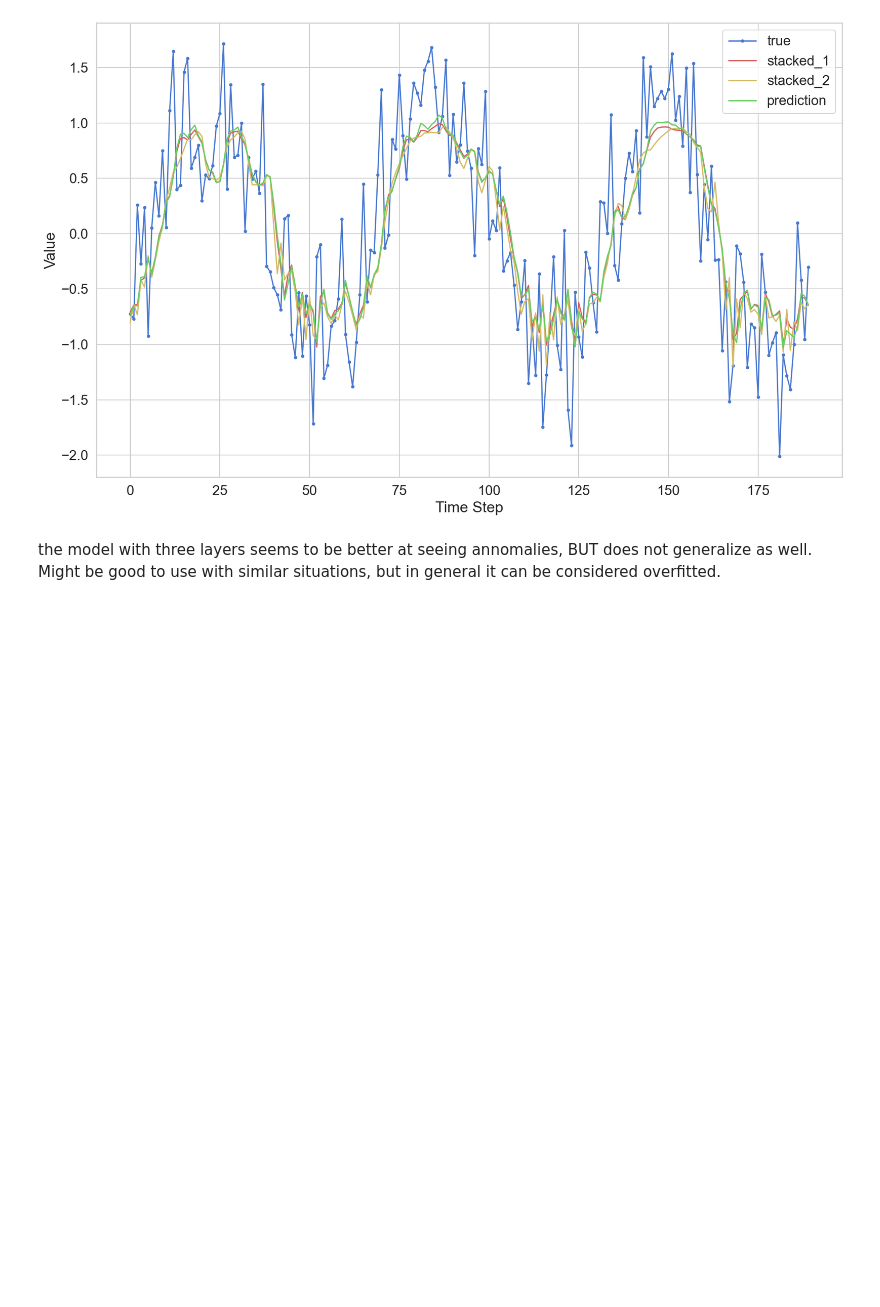
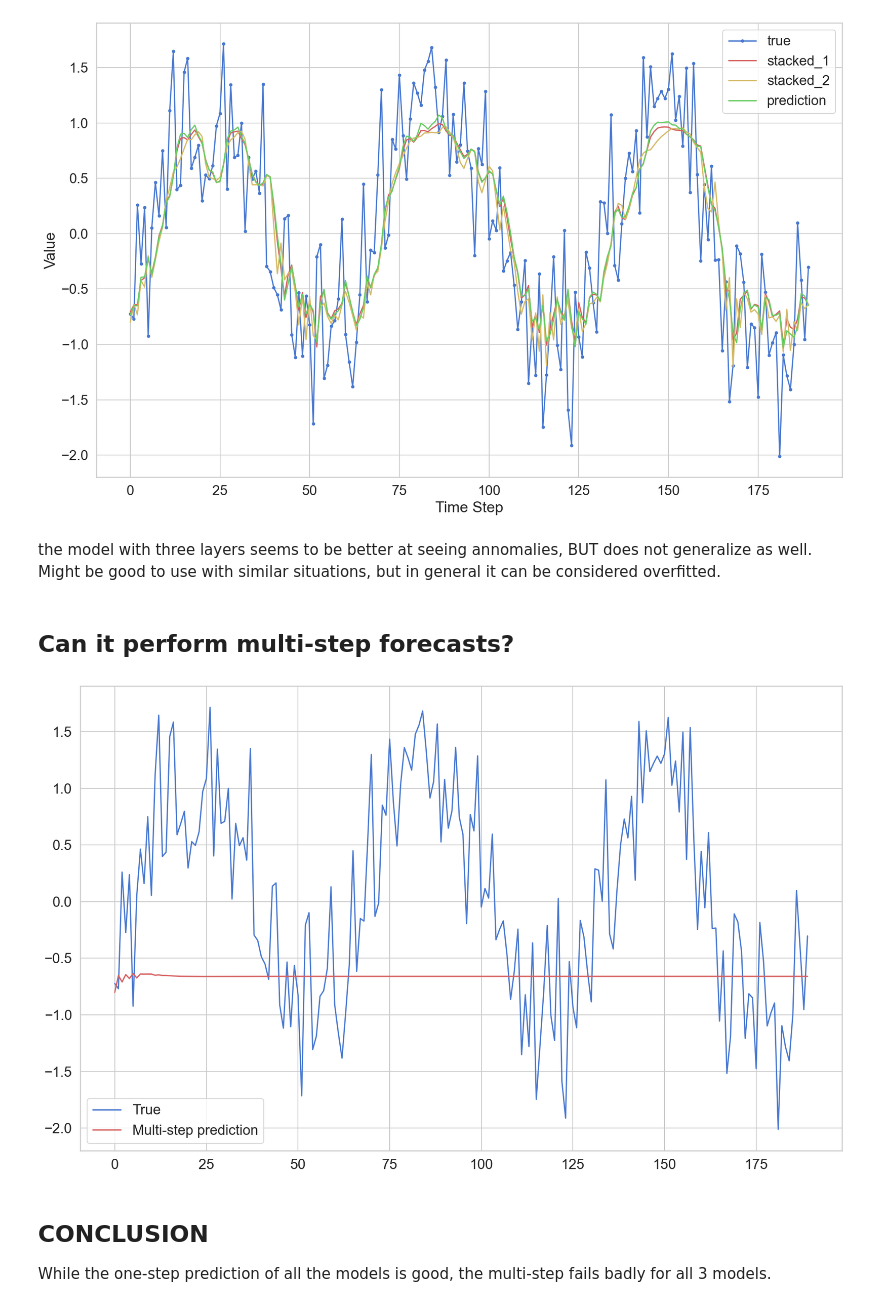
Before and after one commit to ToVic/ML_learning_projects, a Jupyter notebook: sin_lstm.ipynb, the cells around one changed output. Cells and saved outputs as stored; diff of their text form; code cells hidden in the pictures; blank space fills up the shorter version.

```diff
--- a/sin_lstm.ipynb
+++ b/sin_lstm.ipynb
@@ -253,3 +244,24 @@ plt.show()
 [figure]
 # %% [markdown]
 the model with three layers seems to be better at seeing annomalies, BUT does not generalize as well. Might be good to use with similar situations, but in general it can be considered overfitted.
+# %% [markdown]
+## Can it perform multi-step forecasts?
+# %%
+predictions = []
+first_x = X_test[0]
+while len(predictions) < len(y_test):
+    p = model3.predict(first_x.reshape(1,time_steps,1))[0,0] #array to scalar
+    predictions.append(p) #add to prediction values
+    first_x = np.roll(first_x, -1) #move one step forward
+    first_x[-1] = p #start from the previous predicted value
+
+plt.plot(y_test, label = 'True')
+plt.plot(predictions, 'r', label = 'Multi-step prediction')
+plt.legend()
+plt.show()
+# %% [output]
+[figure, added]
+# %% [markdown]
+## CONCLUSION
+
+While the one-step prediction of all the models is good, the multi-step fails badly for all 3 models.
```
Also changed, not shown: parts of 15 cells of this notebook.
